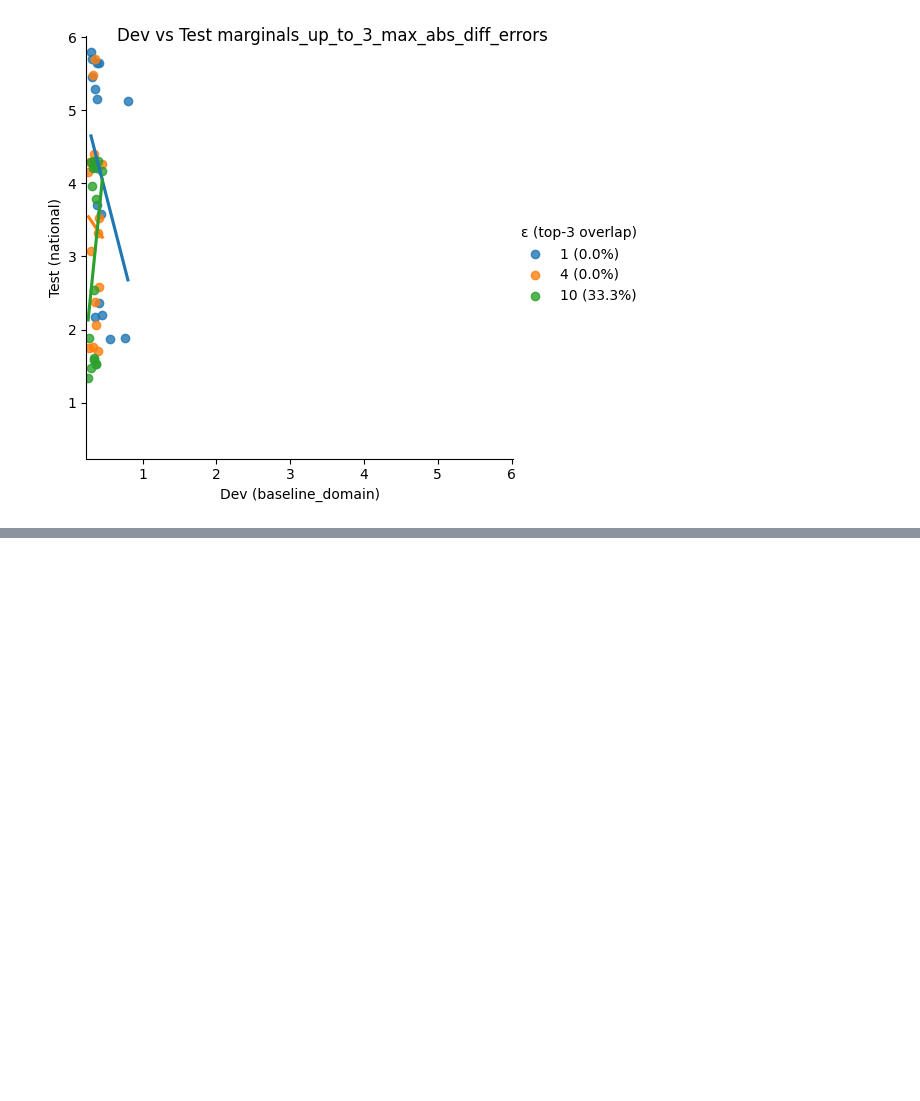
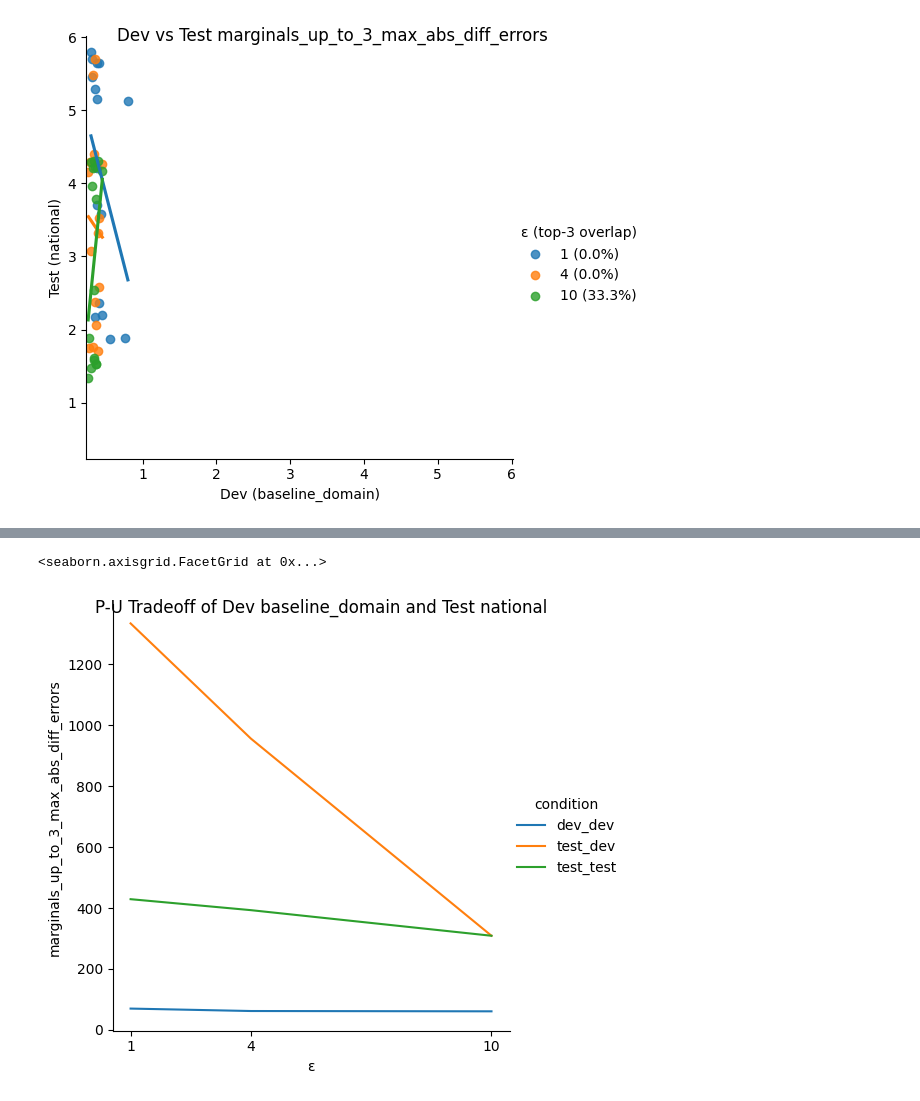
Before and after one commit to shlomihod/YDNPD, a Jupyter notebook: demo.ipynb, the cells around one changed output, grey strips where cells are left out. Cells and saved outputs as stored; diff of their text form; code cells hidden in the pictures; blank space fills up the shorter version.

```diff
--- a/hparams-search.ipynb
+++ b/demo.ipynb
@@ -38,0 +58,7 @@ for dev_name, test_name in EXPERIMENTS:
+# %%
+tradeoff_mwem_task.plot(hparams_mwem_results,
+                        dev_name="baseline_domain",
+                        test_name="national")
+# %% [output]
+<seaborn.axisgrid.FacetGrid at 0x...>
+[figure, added]
```
Also changed, not shown: parts of 4 cells of this notebook.
